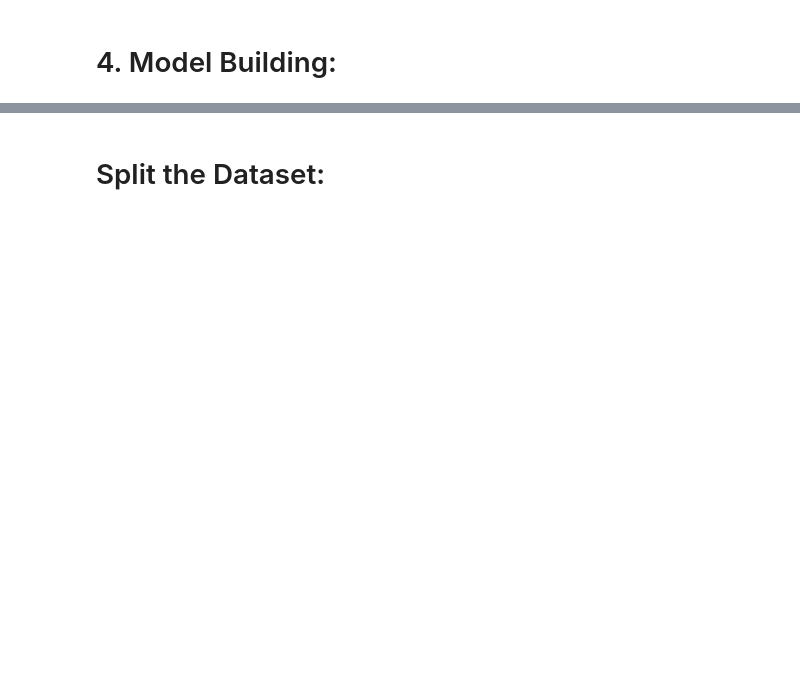
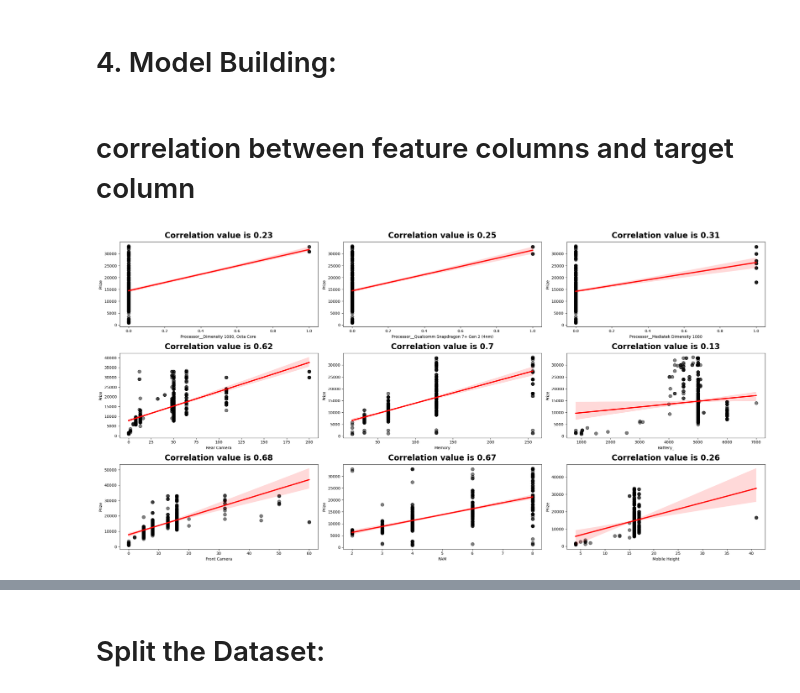
Before and after one commit to MohdJubairKhan/project_4., a Jupyter notebook: Notebook/Feature Extraction and Price Prediction for Mobile Phones.ipynb, the cells around one changed output, grey strips where cells are left out. Drawn from its saved outputs; the diff is of its cells as text; code cells hidden in the pictures; blank space fills up the shorter version.

```diff
--- a/Notebook/Feature Extraction and Price Prediction for Mobile Phones.ipynb
+++ b/Notebook/Feature Extraction and Price Prediction for Mobile Phones.ipynb
@@ -654,2 +660,20 @@ relevant_features
 # %% [markdown]
 # 4. Model Building:
+# %% [markdown]
+# correlation between feature columns and target column
+# %%
+cols = ['Processor__Dimensity 1080, Octa Core ','Processor__Qualcomm Snapdragon 7+ Gen 2 (4nm)',
+        'Processor__Mediatek Dimensity 1080','Rear Camera','Memory','Battery_',
+        'Front Camera','RAM','Mobile Height']
+
+plt.figure(figsize=(24, 12))
+for index, column in enumerate(cols):
+    plt.subplot(3, 3, index + 1)
+    sns.regplot(x=encoding_Processed_Flipdata[column], y=encoding_Processed_Flipdata["Prize"],
+                color="black", scatter_kws={'s': 70, 'alpha': 0.5}, line_kws={'color': 'red', 'lw': 3})
+    corr = round(encoding_Processed_Flipdata[[column, "Prize"]].corr()["Prize"][0], 2)
+    plt.title(f"Correlation value is {corr}", pad=10, size=20, fontweight="black")
+plt.tight_layout()
+plt.show()
+# %% [output]
+[figure, added]
```
Also changed, not shown: parts of 80 cells of this notebook.
